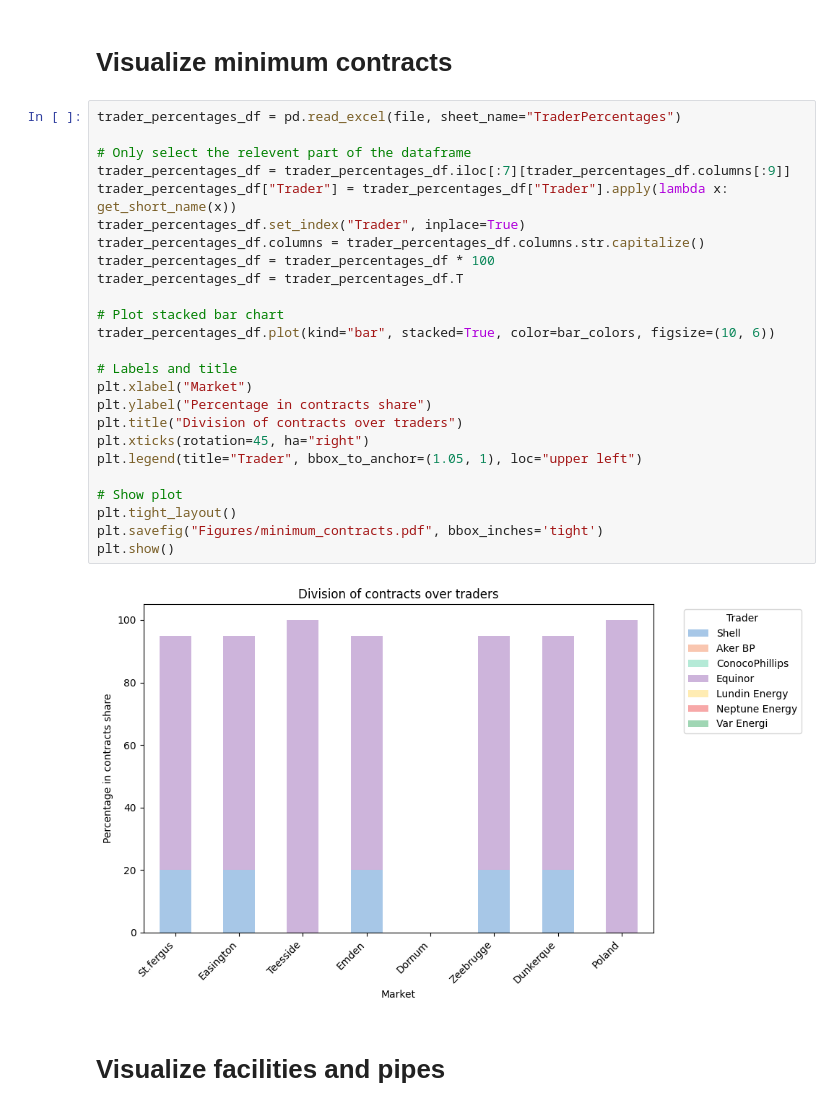
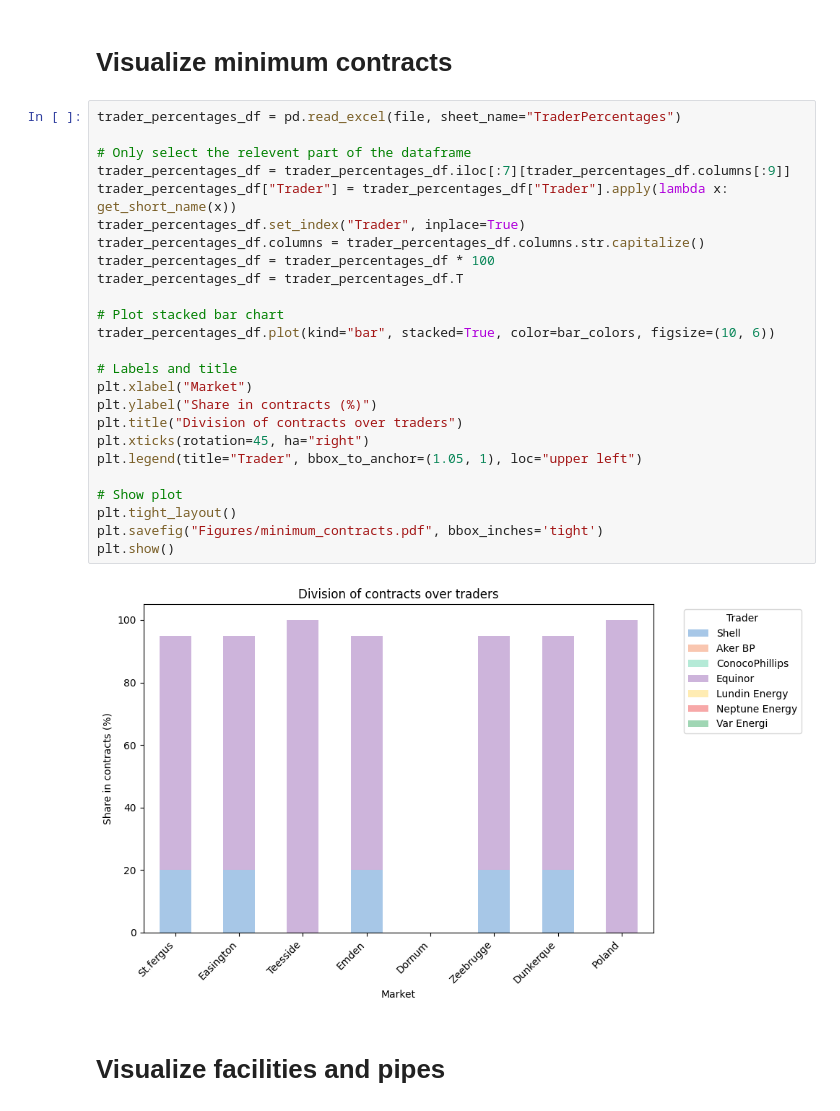
Before and after one commit to berendmarkhorst/secondary_gas_market, a Jupyter notebook: analysis.ipynb, the cells around one changed output. Cells and saved outputs as stored; diff of their text form.

Commit message:
Visualizations in slides

```diff
--- a/analysis.ipynb
+++ b/analysis.ipynb
@@ -81,30 +81,30 @@ plt.show()
 # %%
 trader_percentages_df = pd.read_excel(file, sheet_name="TraderPercentages")
 
 # Only select the relevent part of the dataframe
 trader_percentages_df = trader_percentages_df.iloc[:7][trader_percentages_df.columns[:9]]
 trader_percentages_df["Trader"] = trader_percentages_df["Trader"].apply(lambda x: get_short_name(x))
 trader_percentages_df.set_index("Trader", inplace=True)
 trader_percentages_df.columns = trader_percentages_df.columns.str.capitalize()
 trader_percentages_df = trader_percentages_df * 100
 trader_percentages_df = trader_percentages_df.T
 
 # Plot stacked bar chart
 trader_percentages_df.plot(kind="bar", stacked=True, color=bar_colors, figsize=(10, 6))
 
 # Labels and title
 plt.xlabel("Market")
-plt.ylabel("Percentage in contracts share")
+plt.ylabel("Share in contracts (%)")
 plt.title("Division of contracts over traders")
 plt.xticks(rotation=45, ha="right")
 plt.legend(title="Trader", bbox_to_anchor=(1.05, 1), loc="upper left")
 
 # Show plot
 plt.tight_layout()
 plt.savefig("Figures/minimum_contracts.pdf", bbox_inches='tight')
 plt.show()
 # %% [output]
-[figure, old version]
+[figure, new version]
 # %% [markdown]
 # Visualize facilities and pipes
 # %%
```
Also changed, not shown: parts of 23 cells of this notebook, 12 other files.
